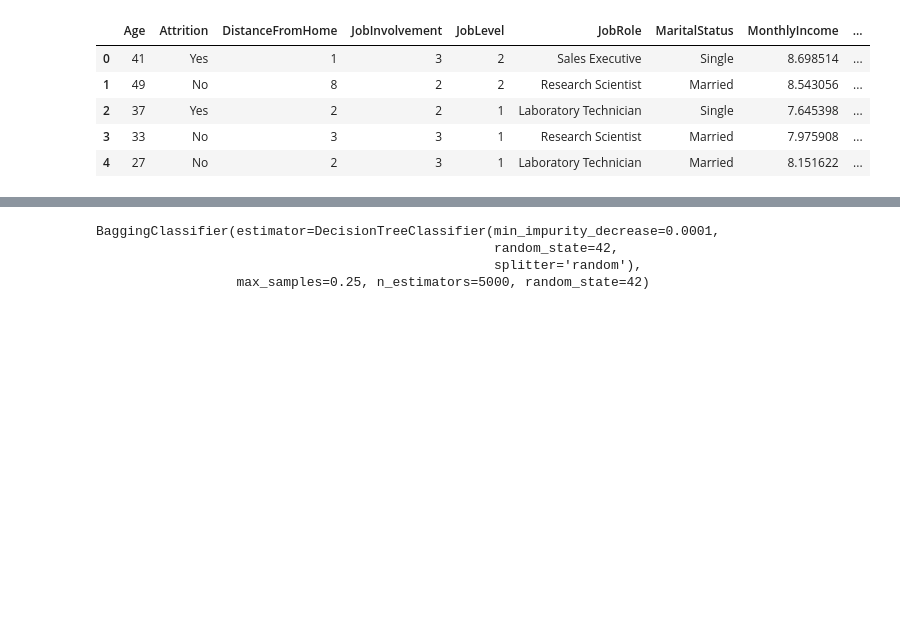
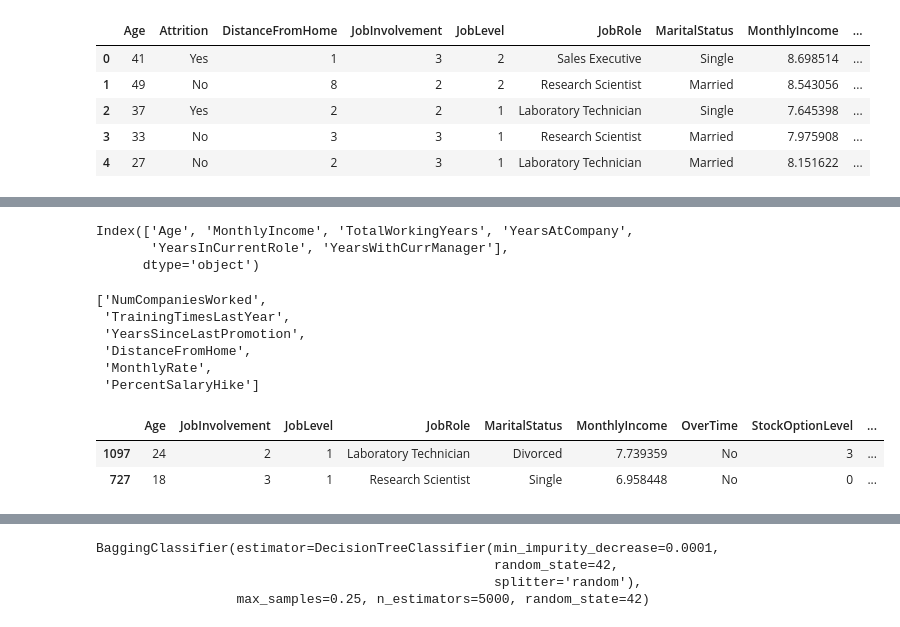
Before and after one commit to karthik4-4/Employee-attrition-prediction, a Jupyter notebook: Employee_attrition_prediction.ipynb, the cells around one changed output, grey strips where cells are left out. Saved outputs shown, nothing was run; the diff lists cells and outputs as text; code cells hidden in the pictures; blank space fills up the shorter version.

```diff
--- a/Employee_attrition_prediction.ipynb
+++ b/Employee_attrition_prediction.ipynb
@@ -265,3 +237,0 @@ df = pd.get_dummies(df, columns=['JobRole','MaritalStatus','OverTime'], drop_fir
-# %%
-le = LabelEncoder()
-df['Attrition']= le.fit_transform(df['Attrition'])
@@ -378,0 +238,24 @@ pd.DataFrame(y_train).head(10)
+# %%
+# Lets perform Annova test to find the assicaition between the numerical and target variable..
+cols = ['Age','DistanceFromHome','MonthlyIncome','MonthlyRate','NumCompaniesWorked','PercentSalaryHike','TotalWorkingYears','TrainingTimesLastYear','YearsAtCompany','YearsInCurrentRole','YearsSinceLastPromotion','YearsWithCurrManager']
+
+sel = SelectKBest(f_classif,k=6).fit(df.loc[:,cols],df.iloc[:,1])
+df.loc[:,cols].columns[sel.get_support()]
+# %% [output]
+Index(['Age', 'MonthlyIncome', 'TotalWorkingYears', 'YearsAtCompany',
+       'YearsInCurrentRole', 'YearsWithCurrManager'],
+      dtype='object')
+# %%
+list(set(cols) - set(df.loc[:,cols].columns[sel.get_support()]))
+# %% [output]
+['NumCompaniesWorked',
+ 'TrainingTimesLastYear',
+ 'YearsSinceLastPromotion',
+ 'DistanceFromHome',
+ 'MonthlyRate',
+ 'PercentSalaryHike']
+# %%
+df = df.drop(list(set(cols) - set(df.loc[:,cols].columns[sel.get_support()])),axis=1)
+# %%
+label_encod = LabelEncoder()
+df['Attrition']= label_encod.fit_transform(df['Attrition'])
@@ -378,0 +267,6 @@ pd.DataFrame(y_train).head(10)
+# %%
+X_train.head(2)
+# %% [output]
+|  | Age | JobInvolvement | JobLevel | JobRole | MaritalStatus | MonthlyIncome | OverTime | StockOptionLevel | ... |
+| 1097 | 24 | 2 | 1 | Laboratory Technician | Divorced | 7.739359 | No | 3 | ... |
+| 727 | 18 | 3 | 1 | Research Scientist | Single | 6.958448 | No | 0 | ... |
```
Also changed, not shown: parts of 63 cells of this notebook, 1 other file.
